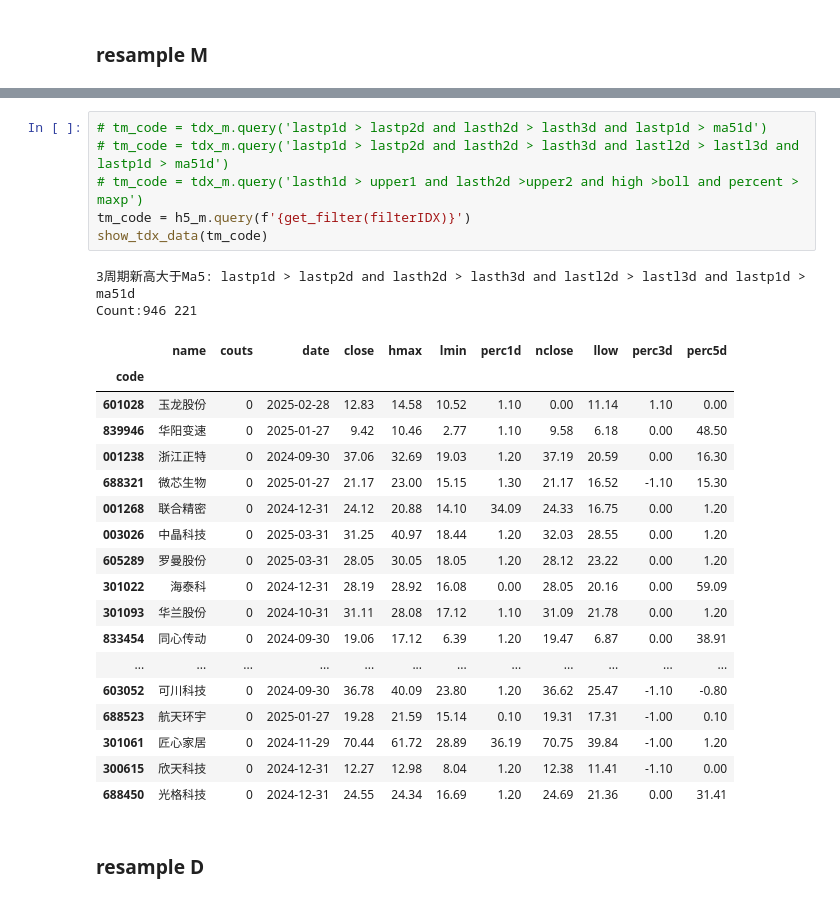
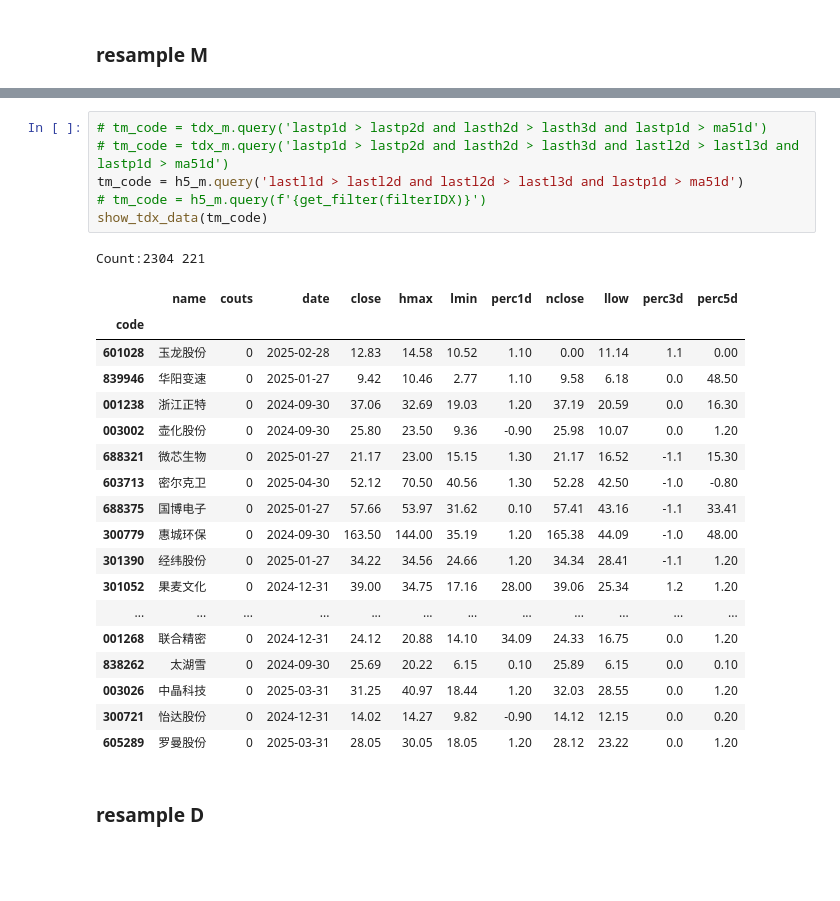
Before and after one commit to johnsonhongyi/pyQuant3, a Jupyter notebook: stock/jupyterAlgo/Quant2023/resample-monitor.ipynb, the cells around one changed output, grey strips where cells are left out. Drawn from its saved outputs; the diff is of its cells as text; blank space fills up the shorter version.

```diff
--- a/stock/jupyterAlgo/Quant2023/resample-monitor.ipynb
+++ b/stock/jupyterAlgo/Quant2023/resample-monitor.ipynb
@@ -507,30 +489,29 @@ initdx :0 b1>:5184 it:0.4 lastpTDX_DF_m in locals
 # %%
 # tm_code = tdx_m.query('lastp1d > lastp2d and lasth2d > lasth3d and lastp1d > ma51d')
 # tm_code = tdx_m.query('lastp1d > lastp2d and lasth2d > lasth3d and lastl2d > lastl3d and lastp1d > ma51d')
-# tm_code = tdx_m.query('lasth1d > upper1 and lasth2d >upper2 and high >boll and percent > maxp')
-tm_code = h5_m.query(f'{get_filter(filterIDX)}')
+tm_code = h5_m.query('lastl1d > lastl2d and lastl2d > lastl3d and lastp1d > ma51d')
+# tm_code = h5_m.query(f'{get_filter(filterIDX)}')
 show_tdx_data(tm_code)
 # %% [output]
-3周期新高大于Ma5: lastp1d > lastp2d and lasth2d > lasth3d and lastl2d > lastl3d and lastp1d > ma51d
-Count:946 221
+Count:2304 221
 |  | name | couts | date | close | hmax | lmin | perc1d | nclose | llow | perc3d | perc5d |
 | code |  |  |  |  |  |  |  |  |  |  |  |
-| 601028 | 玉龙股份 | 0 | 2025-02-28 | 12.83 | 14.58 | 10.52 | 1.10 | 0.00 | 11.14 | 1.10 | 0.00 |
-| 839946 | 华阳变速 | 0 | 2025-01-27 | 9.42 | 10.46 | 2.77 | 1.10 | 9.58 | 6.18 | 0.00 | 48.50 |
-| 001238 | 浙江正特 | 0 | 2024-09-30 | 37.06 | 32.69 | 19.03 | 1.20 | 37.19 | 20.59 | 0.00 | 16.30 |
-| 688321 | 微芯生物 | 0 | 2025-01-27 | 21.17 | 23.00 | 15.15 | 1.30 | 21.17 | 16.52 | -1.10 | 15.30 |
-| 001268 | 联合精密 | 0 | 2024-12-31 | 24.12 | 20.88 | 14.10 | 34.09 | 24.33 | 16.75 | 0.00 | 1.20 |
-| 003026 | 中晶科技 | 0 | 2025-03-31 | 31.25 | 40.97 | 18.44 | 1.20 | 32.03 | 28.55 | 0.00 | 1.20 |
-| 605289 | 罗曼股份 | 0 | 2025-03-31 | 28.05 | 30.05 | 18.05 | 1.20 | 28.12 | 23.22 | 0.00 | 1.20 |
-| 301022 | 海泰科 | 0 | 2024-12-31 | 28.19 | 28.92 | 16.08 | 0.00 | 28.05 | 20.16 | 0.00 | 59.09 |
-| 301093 | 华兰股份 | 0 | 2024-10-31 | 31.11 | 28.08 | 17.12 | 1.10 | 31.09 | 21.78 | 0.00 | 1.20 |
-| 833454 | 同心传动 | 0 | 2024-09-30 | 19.06 | 17.12 | 6.39 | 1.20 | 19.47 | 6.87 | 0.00 | 38.91 |
+| 601028 | 玉龙股份 | 0 | 2025-02-28 | 12.83 | 14.58 | 10.52 | 1.10 | 0.00 | 11.14 | 1.1 | 0.00 |
+| 839946 | 华阳变速 | 0 | 2025-01-27 | 9.42 | 10.46 | 2.77 | 1.10 | 9.58 | 6.18 | 0.0 | 48.50 |
+| 001238 | 浙江正特 | 0 | 2024-09-30 | 37.06 | 32.69 | 19.03 | 1.20 | 37.19 | 20.59 | 0.0 | 16.30 |
+| 003002 | 壶化股份 | 0 | 2024-09-30 | 25.80 | 23.50 | 9.36 | -0.90 | 25.98 | 10.07 | 0.0 | 1.20 |
+| 688321 | 微芯生物 | 0 | 2025-01-27 | 21.17 | 23.00 | 15.15 | 1.30 | 21.17 | 16.52 | -1.1 | 15.30 |
+| 603713 | 密尔克卫 | 0 | 2025-04-30 | 52.12 | 70.50 | 40.56 | 1.30 | 52.28 | 42.50 | -1.0 | -0.80 |
+| 688375 | 国博电子 | 0 | 2025-01-27 | 57.66 | 53.97 | 31.62 | 0.10 | 57.41 | 43.16 | -1.1 | 33.41 |
+| 300779 | 惠城环保 | 0 | 2024-09-30 | 163.50 | 144.00 | 35.19 | 1.20 | 165.38 | 44.09 | -1.0 | 48.00 |
+| 301390 | 经纬股份 | 0 | 2025-01-27 | 34.22 | 34.56 | 24.66 | 1.20 | 34.34 | 28.41 | -1.1 | 1.20 |
+| 301052 | 果麦文化 | 0 | 2024-12-31 | 39.00 | 34.75 | 17.16 | 28.00 | 39.06 | 25.34 | 1.2 | 1.20 |
 | ... | ... | ... | ... | ... | ... | ... | ... | ... | ... | ... | ... |
-| 603052 | 可川科技 | 0 | 2024-09-30 | 36.78 | 40.09 | 23.80 | 1.20 | 36.62 | 25.47 | -1.10 | -0.80 |
-| 688523 | 航天环宇 | 0 | 2025-01-27 | 19.28 | 21.59 | 15.14 | 0.10 | 19.31 | 17.31 | -1.00 | 0.10 |
-| 301061 | 匠心家居 | 0 | 2024-11-29 | 70.44 | 61.72 | 28.89 | 36.19 | 70.75 | 39.84 | -1.00 | 1.20 |
-| 300615 | 欣天科技 | 0 | 2024-12-31 | 12.27 | 12.98 | 8.04 | 1.20 | 12.38 | 11.41 | -1.10 | 0.00 |
-| 688450 | 光格科技 | 0 | 2024-12-31 | 24.55 | 24.34 | 16.69 | 1.20 | 24.69 | 21.36 | 0.00 | 31.41 |
+| 001268 | 联合精密 | 0 | 2024-12-31 | 24.12 | 20.88 | 14.10 | 34.09 | 24.33 | 16.75 | 0.0 | 1.20 |
+| 838262 | 太湖雪 | 0 | 2024-09-30 | 25.69 | 20.22 | 6.15 | 0.10 | 25.89 | 6.15 | 0.0 | 0.10 |
+| 003026 | 中晶科技 | 0 | 2025-03-31 | 31.25 | 40.97 | 18.44 | 1.20 | 32.03 | 28.55 | 0.0 | 1.20 |
+| 300721 | 怡达股份 | 0 | 2024-12-31 | 14.02 | 14.27 | 9.82 | -0.90 | 14.12 | 12.15 | 0.0 | 0.20 |
+| 605289 | 罗曼股份 | 0 | 2025-03-31 | 28.05 | 30.05 | 18.05 | 1.20 | 28.12 | 23.22 | 0.0 | 1.20 |
 # %% [markdown]
 ### resample D
 # %%
```
Also changed, not shown: parts of 18 cells of this notebook, 1 other file.
